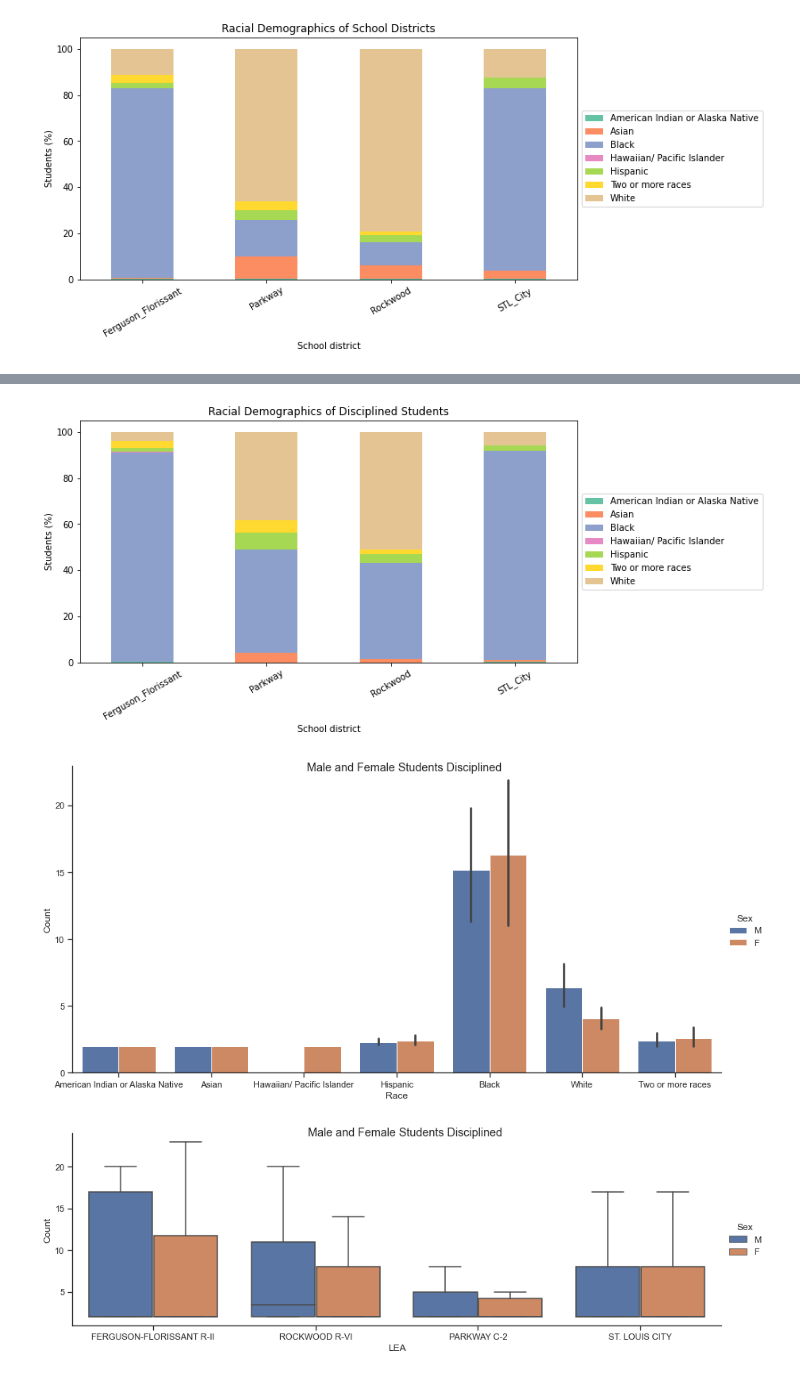
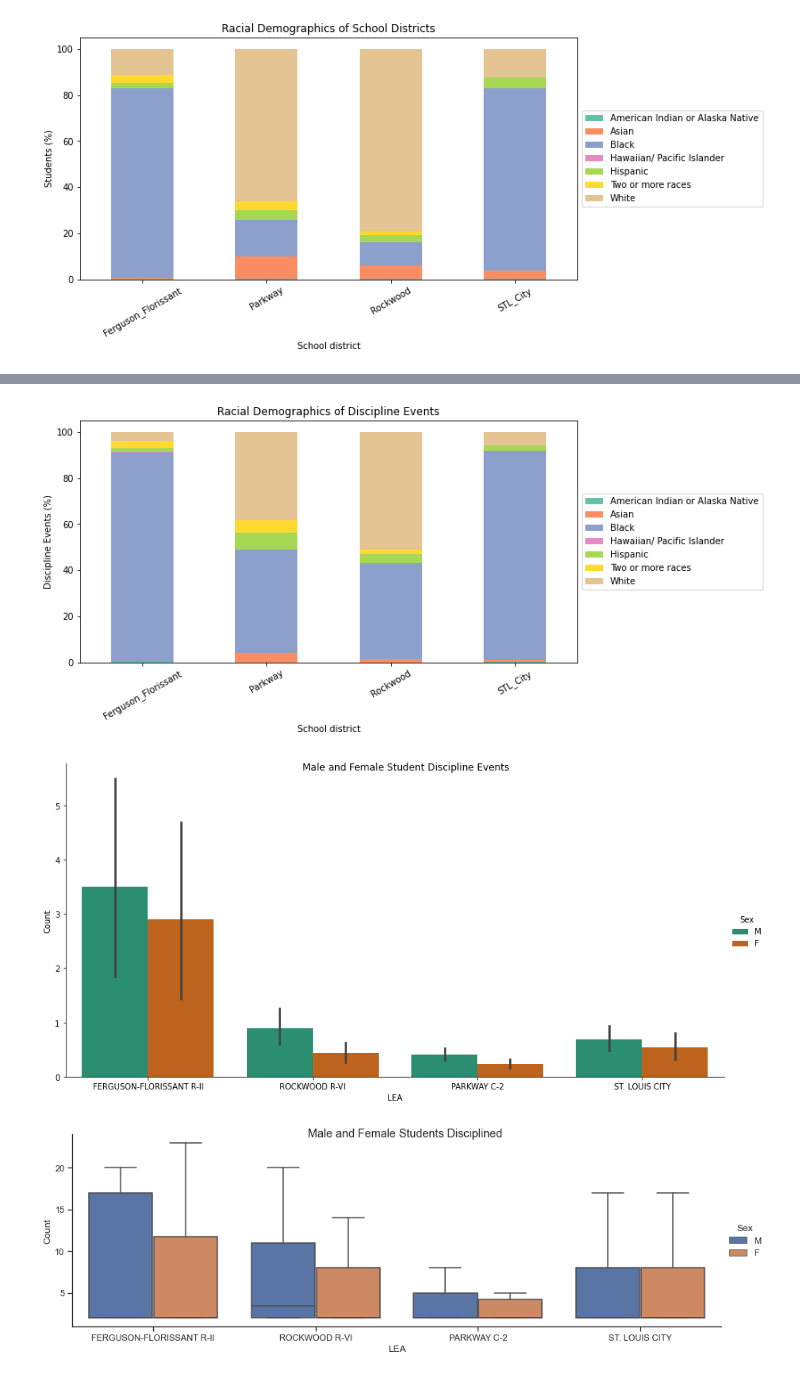
Before and after one commit to cmantooth/GreaterSTL_School_Analysis, a Jupyter notebook: Discipline_Schools/Data_Project.ipynb, the cells around one changed output, grey strips where cells are left out. Saved outputs shown, nothing was run; the diff lists cells and outputs as text; code cells hidden in the pictures.

```diff
--- a/Discipline_Schools/Data_Project.ipynb
+++ b/Discipline_Schools/Data_Project.ipynb
@@ -366,0 +363,19 @@ g= g.set_title('Count of Each Discipline Type')
+# %%
+colors = sns.color_palette("Blues", len('Total'))
+
+fig, axes = plt.subplots(1, 4, sharey=True, figsize=(16,8))
+split_fig = total_discipline_df.set_index('LEA')
+FF = split_fig.loc['FERGUSON-FLORISSANT R-II']
+Park = split_fig.loc['PARKWAY C-2']
+Rock = split_fig.loc['ROCKWOOD R-VI']
+STL = split_fig.loc['ST. LOUIS CITY']
+
+fig.suptitle('Count of Discipline Categories')
+
+sns.barplot(ax= axes[0], x = FF.Total, y = FF.Category, data = split_fig, palette = colors).set_title('Ferguson-Florissant R-II')
+sns.barplot(ax= axes[1], x = Park.Total, y = Park.Category, data = split_fig, palette = colors).set_title('Parkway C-2')
+sns.barplot(ax= axes[2], x = Rock.Total, y = Rock.Category, data = split_fig, palette = colors).set_title('Rockwood R-VI')
+sns.barplot(ax= axes[3], x = STL.Total, y = STL.Category, data = split_fig, palette = colors).set_title('St. Louis City')
+total_discipline_df.Total.count()
+
+plt.savefig('Discipline_Counts_District.png')
@@ -367,20 +384,22 @@ g= g.set_title('Count of Each Discipline Type')
 # %%
 colors = sns.color_palette("Set2")
 disc_race_ct_df.transpose().apply(lambda x: x*100/sum(x), axis=1).plot(kind="bar", stacked= True, figsize=(10,5), color =colors)
-plt.title("Racial Demographics of Disciplined Students")
+plt.title("Racial Demographics of Discipline Events")
 plt.xlabel("School district")
-plt.ylabel("Students (%)")
+plt.ylabel("Discipline Events (%)")
 plt.legend(loc='center left', bbox_to_anchor=(1.0, 0.5))
 plt.xticks(rotation=30, horizontalalignment="center")
+plt.savefig('Demographics_Discipline.png')
 plt.show()
 # %% [output]
-[figure, old version]
+[figure, new version]
 # %%
-colors = sns.color_palette("Set2")
-g = sns.catplot(x = 'Race', y = 'Count', hue='Sex', kind = 'bar', height=6, aspect=2, data = total_discipline_df)
-g = g.fig.suptitle('Male and Female Students Disciplined')
+colors = sns.color_palette("Dark2")
+g = sns.catplot(x = 'LEA', y = 'Count', hue='Sex', kind = 'bar', height=6, aspect=2, data = total_discipline_df, palette = colors)
+g = g.fig.suptitle('Male and Female Student Discipline Events')
+plt.savefig('M_F_Discipline.png')
 # %% [output]
-[figure, old version]
+[figure, new version]
 # %%
 g = sns.catplot(x = 'LEA', y = 'Count', hue = 'Sex', data=total_discipline_df,
                 kind = "box", height= 4, aspect = 3, showfliers=False)
```
Also changed, not shown: parts of 19 cells of this notebook, 3 other files.
